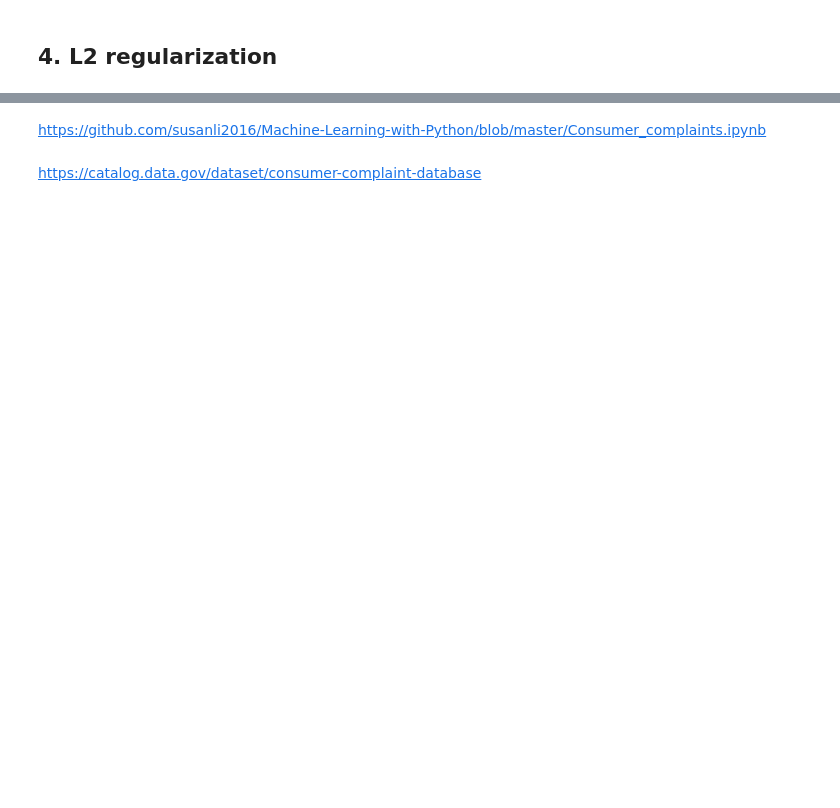
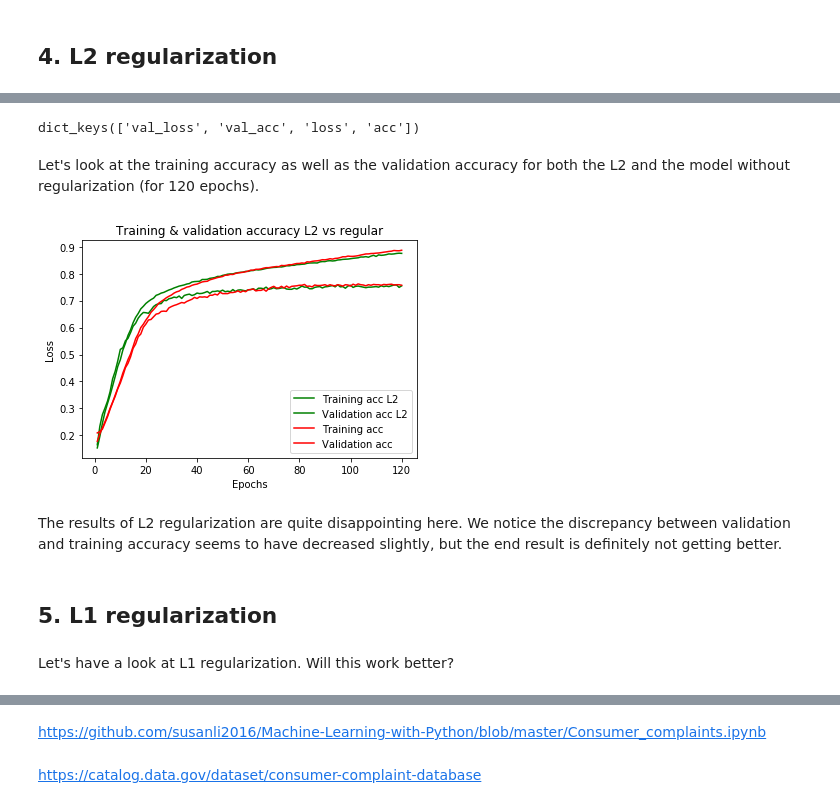
Before and after one commit to learn-co-curriculum/dl-regularization-optimization-lab, a Jupyter notebook: Regularization_lab.ipynb, the cells around one changed output, grey strips where cells are left out. Saved outputs shown, nothing was run; the diff lists cells and outputs as text; code cells hidden in the pictures; blank space fills up the shorter version.

```diff
--- a/Regularization_lab.ipynb
+++ b/Regularization_lab.ipynb
@@ -304,15 +328,16 @@ We've significantly reduced the variance, but now our test results are actually
 # %%
 from keras import regularizers
+random.seed(123)
 model = models.Sequential()
-model.add(layers.Dense(50, activation='relu',kernel_regularizer=regularizers.l2(0.02), input_shape=(2000,))) #2 hidden layers
-model.add(layers.Dense(25, kernel_regularizer=regularizers.l2(0.02), activation='relu'))
+model.add(layers.Dense(50, activation='relu',kernel_regularizer=regularizers.l2(0.005), input_shape=(2000,))) #2 hidden layers
+model.add(layers.Dense(25, kernel_regularizer=regularizers.l2(0.005), activation='relu'))
 model.add(layers.Dense(7, activation='softmax'))
 
 model.compile(optimizer='SGD',
               loss='categorical_crossentropy',
               metrics=['accuracy'])
 
-final_model = model.fit(train_final,
+L2_model = model.fit(train_final,
                     label_train_final,
                     epochs=120,
                     batch_size=256,
@@ -337,0 +363,33 @@ Epoch 120/120
+# %%
+L2_model_dict = L2_model.history
+L2_model_dict.keys()
+# %% [output]
+dict_keys(['val_loss', 'val_acc', 'loss', 'acc'])
+# %% [markdown]
+Let's look at the training accuracy as well as the validation accuracy for both the L2 and the model without regularization (for 120 epochs).
+# %%
+plt.clf()
+
+acc_values = L2_model_dict['acc']
+val_acc_values = L2_model_dict['val_acc']
+model_acc = model_val_dict['acc']
+model_val_acc = model_val_dict['val_acc']
+
+epochs = range(1, len(acc_values) + 1)
+plt.plot(epochs, acc_values, 'g', label='Training acc L2')
+plt.plot(epochs, val_acc_values, 'g', label='Validation acc L2')
+plt.plot(epochs, model_acc, 'r', label='Training acc')
+plt.plot(epochs, model_val_acc, 'r', label='Validation acc')
+plt.title('Training & validation accuracy L2 vs regular')
+plt.xlabel('Epochs')
+plt.ylabel('Loss')
+plt.legend()
+plt.show()
+# %% [output]
+[figure, added]
+# %% [markdown]
+The results of L2 regularization are quite disappointing here. We notice the discrepancy between validation and training accuracy seems to have decreased slightly, but the end result is definitely not getting better.
+# %% [markdown]
+## 5.  L1 regularization
+# %% [markdown]
+Let's have a look at L1 regularization. Will this work better?
```
Also changed, not shown: parts of 52 cells of this notebook.
